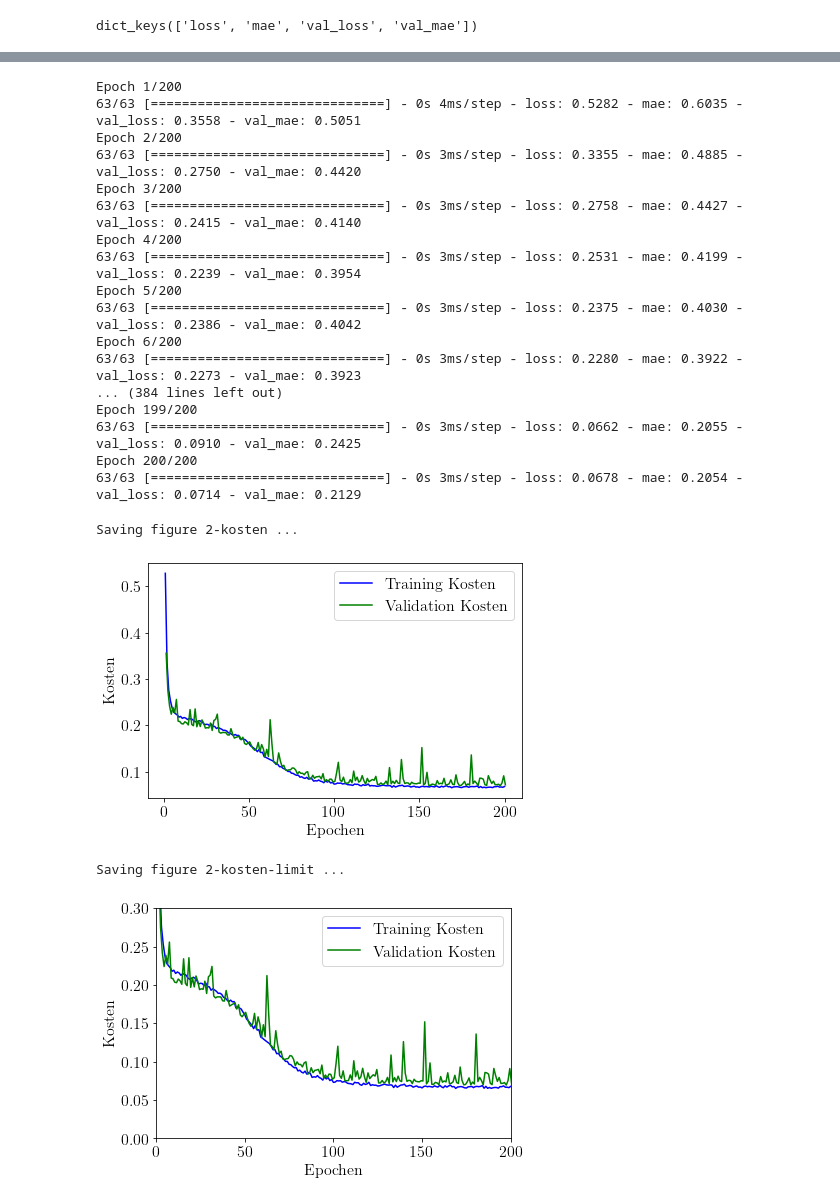
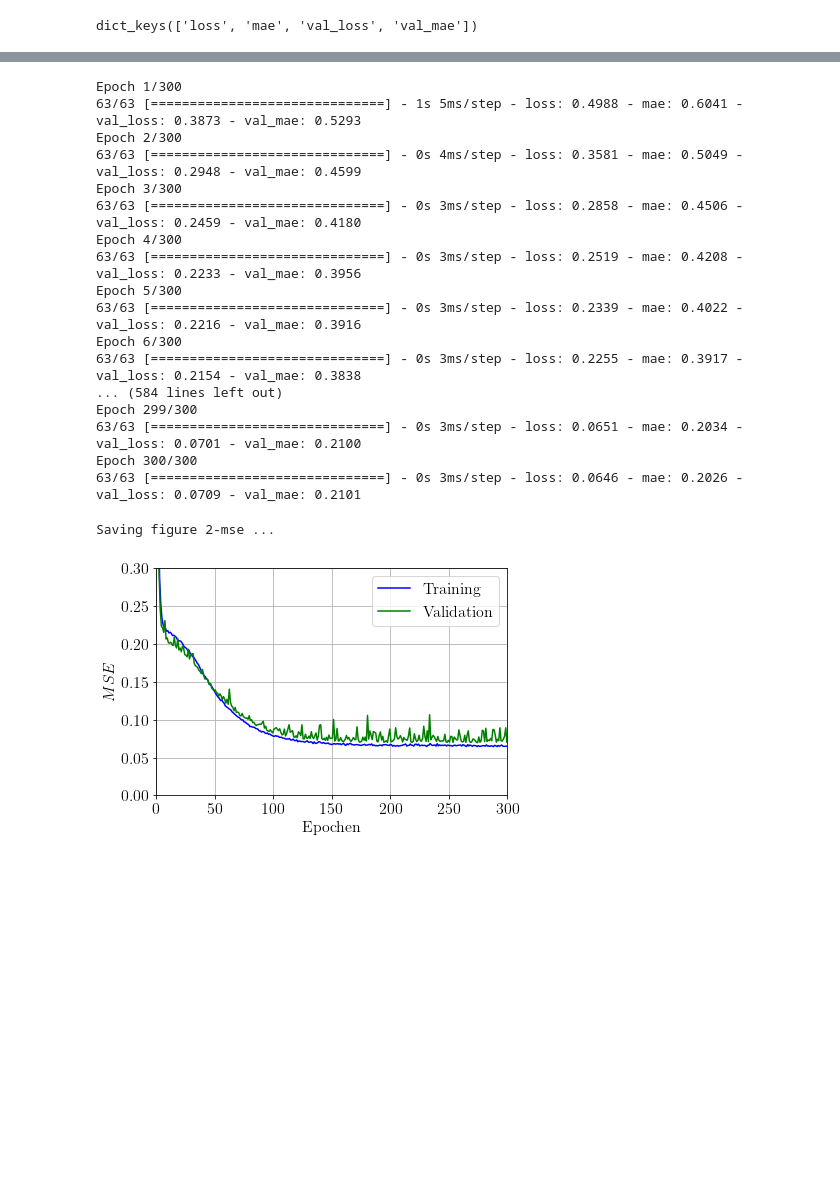
Before and after one commit to JensDll/bachelorarbeit-notebooks, a Jupyter notebook: first-nn/sine.ipynb, the cells around one changed output, grey strips where cells are left out. Drawn from its saved outputs; the diff is of its cells as text; code cells hidden in the pictures; blank space fills up the shorter version.

```diff
--- a/first-nn/sine.ipynb
+++ b/first-nn/sine.ipynb
@@ -23,7 +23,7 @@ def save_fig(name, tight_layout = True):
             os.mkdir("plots")
         print(f"Saving figure {name} ...")
         if tight_layout:
-            plt.tight_layout(pad=0.4)
+            plt.tight_layout(pad=0.5)
         plt.savefig(f"plots/{name}.pdf", backend="pgf")
 # %%
 print(tf.__version__)
@@ -116,7 +222,7 @@ _________________________________________________________________
 sgd = tf.keras.optimizers.SGD()
 model_1.compile(optimizer=sgd, loss="mse", metrics=["mae"])
 # %%
-EPOCHS = 200
+EPOCHS = 300
 BATCH_SIZE = 16
 history_1 = model_1.fit(x_train, y_train, batch_size=BATCH_SIZE, epochs=EPOCHS, validation_data=(x_val, y_val))
 # %% [output]
@@ -187,9 +278,11 @@ Saving figure 1-prognosen ...
 # %%
-input_layer = keras.layers.Input(shape=[1])
-hidden1 = keras.layers.Dense(16, activation="relu", name="hidden1")(input_layer)
-hidden2 = keras.layers.Dense(64, activation="relu", name="hidden2")(hidden1)
-output = keras.layers.Dense(1, name="output")(hidden2)
-model_2 = keras.Model(inputs=input_layer, outputs=output)
+input_layer = keras.Input(shape=[1])
+hidden1 = keras.layers.Dense(8, activation="relu")(input_layer)
+hidden2 = keras.layers.Dense(16, activation="relu")(hidden1)
+hidden3 = keras.layers.Dense(32, activation="relu")(hidden2)
+output_layer = keras.layers.Dense(1, name="output")(hidden3)
+
+model_2 = keras.Model(inputs=input_layer, outputs=output_layer)
 # %%
 model_2.summary()
 # %% [output]
@@ -213,8 +308,6 @@ _________________________________________________________________
 sgd = tf.keras.optimizers.SGD()
 model_2.compile(optimizer=sgd, loss="mse", metrics=["mae"])
 # %%
-EPOCHS = 200
-
 early_stopping_cb = tf.keras.callbacks.EarlyStopping(
     patience=EPOCHS,
     monitor="loss",
@@ -226,54 +319,45 @@ history_2 = model_2.fit(
     y_train,
     batch_size=BATCH_SIZE,
     epochs=EPOCHS,
-    validation_data=(x_val, y_val),
-    callbacks=[early_stopping_cb])
+    validation_data=(x_val, y_val))
 # %% [output]
-Epoch 1/200
-63/63 [==============================] - 0s 4ms/step - loss: 0.5282 - mae: 0.6035 - val_loss: 0.3558 - val_mae: 0.5051
-Epoch 2/200
-63/63 [==============================] - 0s 3ms/step - loss: 0.3355 - mae: 0.4885 - val_loss: 0.2750 - val_mae: 0.4420
-Epoch 3/200
-63/63 [==============================] - 0s 3ms/step - loss: 0.2758 - mae: 0.4427 - val_loss: 0.2415 - val_mae: 0.4140
-Epoch 4/200
-63/63 [==============================] - 0s 3ms/step - loss: 0.2531 - mae: 0.4199 - val_loss: 0.2239 - val_mae: 0.3954
-Epoch 5/200
-63/63 [==============================] - 0s 3ms/step - loss: 0.2375 - mae: 0.4030 - val_loss: 0.2386 - val_mae: 0.4042
-Epoch 6/200
-63/63 [==============================] - 0s 3ms/step - loss: 0.2280 - mae: 0.3922 - val_loss: 0.2273 - val_mae: 0.3923
-... (384 lines left out)
-Epoch 199/200
-63/63 [==============================] - 0s 3ms/step - loss: 0.0662 - mae: 0.2055 - val_loss: 0.0910 - val_mae: 0.2425
-Epoch 200/200
-63/63 [==============================] - 0s 3ms/step - loss: 0.0678 - mae: 0.2054 - val_loss: 0.0714 - val_mae: 0.2129
+Epoch 1/300
+63/63 [==============================] - 1s 5ms/step - loss: 0.4988 - mae: 0.6041 - val_loss: 0.3873 - val_mae: 0.5293
+Epoch 2/300
+63/63 [==============================] - 0s 4ms/step - loss: 0.3581 - mae: 0.5049 - val_loss: 0.2948 - val_mae: 0.4599
+Epoch 3/300
+63/63 [==============================] - 0s 3ms/step - loss: 0.2858 - mae: 0.4506 - val_loss: 0.2459 - val_mae: 0.4180
+Epoch 4/300
+63/63 [==============================] - 0s 3ms/step - loss: 0.2519 - mae: 0.4208 - val_loss: 0.2233 - val_mae: 0.3956
+Epoch 5/300
+63/63 [==============================] - 0s 3ms/step - loss: 0.2339 - mae: 0.4022 - val_loss: 0.2216 - val_mae: 0.3916
+Epoch 6/300
+63/63 [==============================] - 0s 3ms/step - loss: 0.2255 - mae: 0.3917 - val_loss: 0.2154 - val_mae: 0.3838
+... (584 lines left out)
+Epoch 299/300
+63/63 [==============================] - 0s 3ms/step - loss: 0.0651 - mae: 0.2034 - val_loss: 0.0701 - val_mae: 0.2100
+Epoch 300/300
+63/63 [==============================] - 0s 3ms/step - loss: 0.0646 - mae: 0.2026 - val_loss: 0.0709 - val_mae: 0.2101
 # %%
 loss_2 = history_2.history["loss"]
 val_loss_2 = history_2.history["val_loss"]
 
 train_epochs = tf.range(1.0, EPOCHS + 1)
 val_epochs = train_epochs + 0.5
 
-plt.plot(train_epochs, loss_2, "b-", label="Training Kosten")
-plt.plot(val_epochs, val_loss_2, "g-", label="Validation Kosten")
+
+plt.plot(train_epochs, loss_2, "b-", label="Training")
+plt.plot(val_epochs, val_loss_2, "g-", label="Validation")
+plt.grid()
 plt.xlabel("Epochen")
-plt.ylabel("Kosten")
-plt.legend()
-save_fig("2-kosten")
-plt.show()
-
-plt.plot(train_epochs, loss_2, "b-", label="Training Kosten")
-plt.plot(val_epochs, val_loss_2, "g-", label="Validation Kosten")
-plt.xlabel("Epochen")
-plt.ylabel("Kosten")
+plt.ylabel("$MSE$")
 plt.legend()
 plt.axis([0, EPOCHS, 0, 0.3])
-save_fig("2-kosten-limit")
+save_fig("2-mse")
 plt.show()
 # %% [output]
-Saving figure 2-kosten ...
+Saving figure 2-mse ...
-[figure, old version]
+[figure, new version]
-Saving figure 2-kosten-limit ...
-[figure, removed]
 # %%
 mae_2 = history_2.history["mae"]
 val_mae_2 = history_2.history["val_mae"]
```
Also changed, not shown: parts of 28 cells of this notebook.
